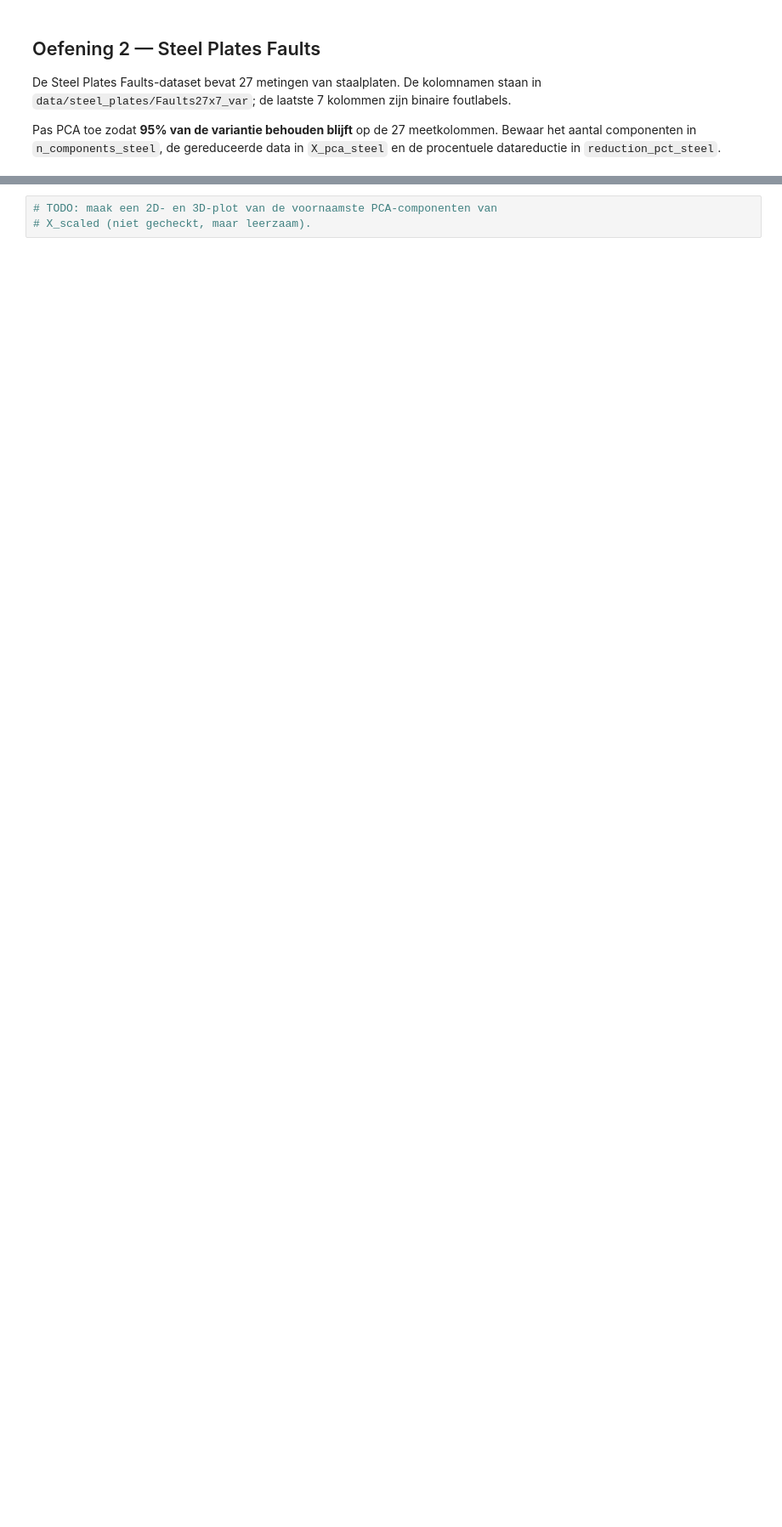
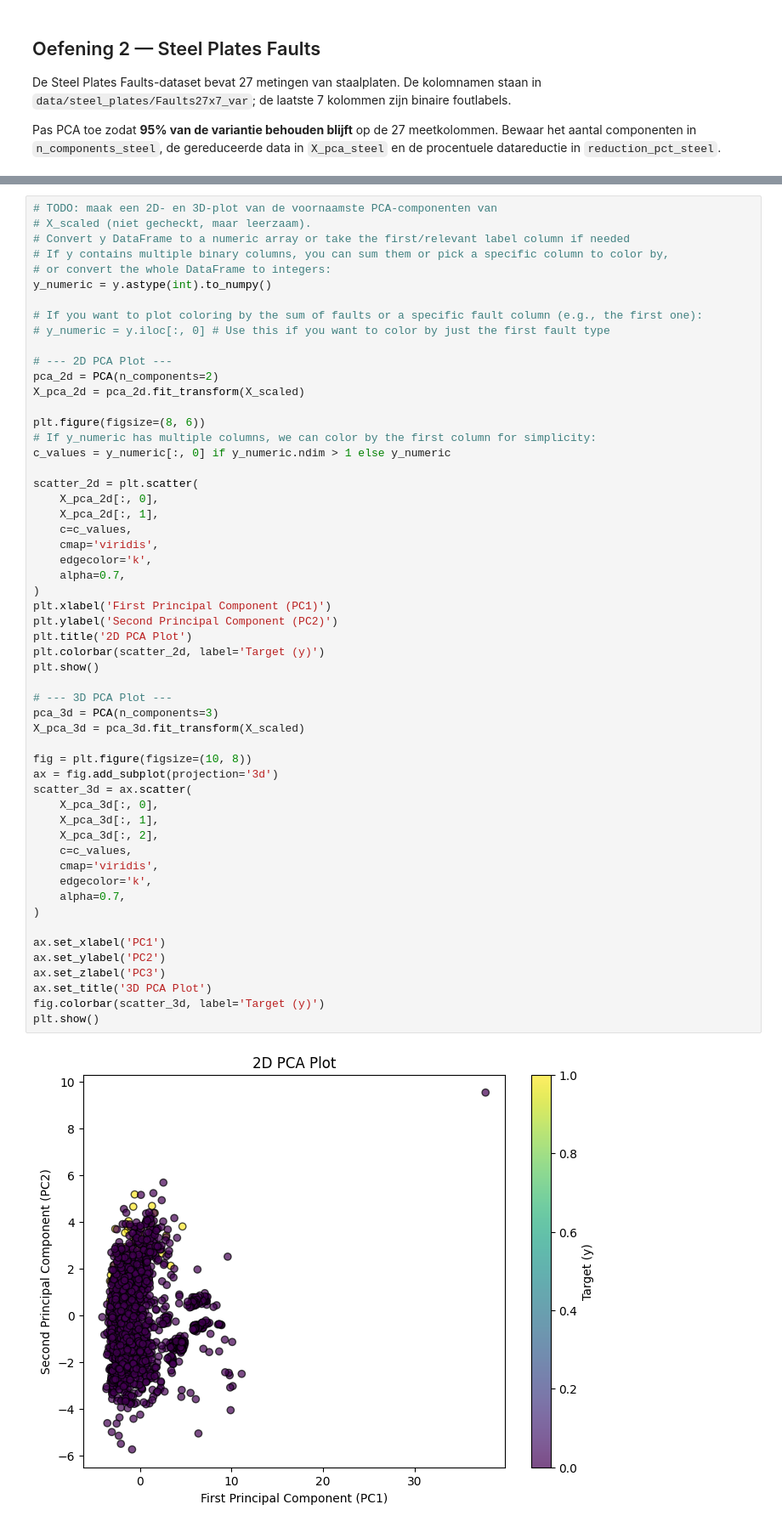
Before and after one commit to tijsleyssens1/ML-Algo-student, a Jupyter notebook: exercises_with_checks/week07/dim_reductie_checkpoint_opgave.ipynb, the cells around one changed output, grey strips where cells are left out. Shown at 85% size. Cells and saved outputs as stored; diff of their text form; blank space fills up the shorter version.

```diff
--- a/exercises_with_checks/week07/dim_reductie_checkpoint_opgave.ipynb
+++ b/exercises_with_checks/week07/dim_reductie_checkpoint_opgave.ipynb
@@ -98,3 +140,57 @@ X_scaled = scaler.fit_transform(X)
 # %%
 # TODO: maak een 2D- en 3D-plot van de voornaamste PCA-componenten van
 # X_scaled (niet gecheckt, maar leerzaam).
+# Convert y DataFrame to a numeric array or take the first/relevant label column if needed
+# If y contains multiple binary columns, you can sum them or pick a specific column to color by,
+# or convert the whole DataFrame to integers:
+y_numeric = y.astype(int).to_numpy()
+
+# If you want to plot coloring by the sum of faults or a specific fault column (e.g., the first one):
+# y_numeric = y.iloc[:, 0] # Use this if you want to color by just the first fault type
+
+# --- 2D PCA Plot ---
+pca_2d = PCA(n_components=2)
+X_pca_2d = pca_2d.fit_transform(X_scaled)
+
+plt.figure(figsize=(8, 6))
+# If y_numeric has multiple columns, we can color by the first column for simplicity:
+c_values = y_numeric[:, 0] if y_numeric.ndim > 1 else y_numeric
+
+scatter_2d = plt.scatter(
+    X_pca_2d[:, 0],
+    X_pca_2d[:, 1],
+    c=c_values,
+    cmap='viridis',
+    edgecolor='k',
+    alpha=0.7,
+)
+plt.xlabel('First Principal Component (PC1)')
+plt.ylabel('Second Principal Component (PC2)')
+plt.title('2D PCA Plot')
+plt.colorbar(scatter_2d, label='Target (y)')
+plt.show()
+
+# --- 3D PCA Plot ---
+pca_3d = PCA(n_components=3)
+X_pca_3d = pca_3d.fit_transform(X_scaled)
+
+fig = plt.figure(figsize=(10, 8))
+ax = fig.add_subplot(projection='3d')
+scatter_3d = ax.scatter(
+    X_pca_3d[:, 0],
+    X_pca_3d[:, 1],
+    X_pca_3d[:, 2],
+    c=c_values,
+    cmap='viridis',
+    edgecolor='k',
+    alpha=0.7,
+)
+
+ax.set_xlabel('PC1')
+ax.set_ylabel('PC2')
+ax.set_zlabel('PC3')
+ax.set_title('3D PCA Plot')
+fig.colorbar(scatter_3d, label='Target (y)')
+plt.show()
+# %% [output]
+[figure, added]
```
Also changed, not shown: parts of 7 cells of this notebook.
